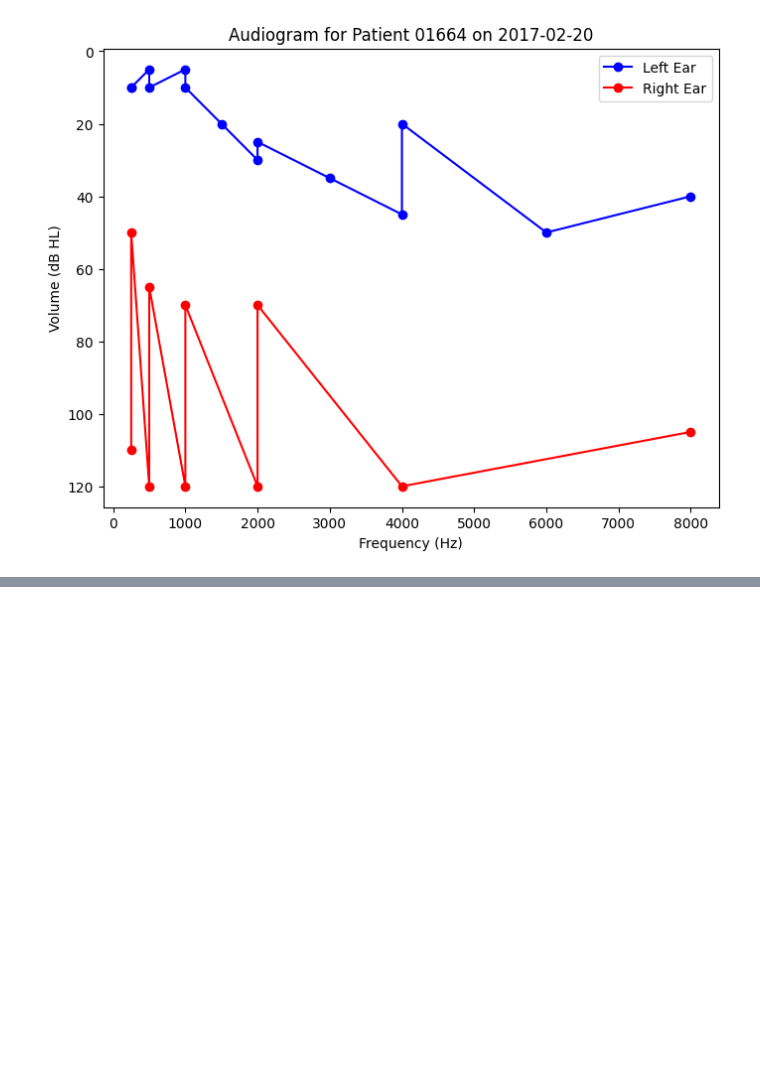
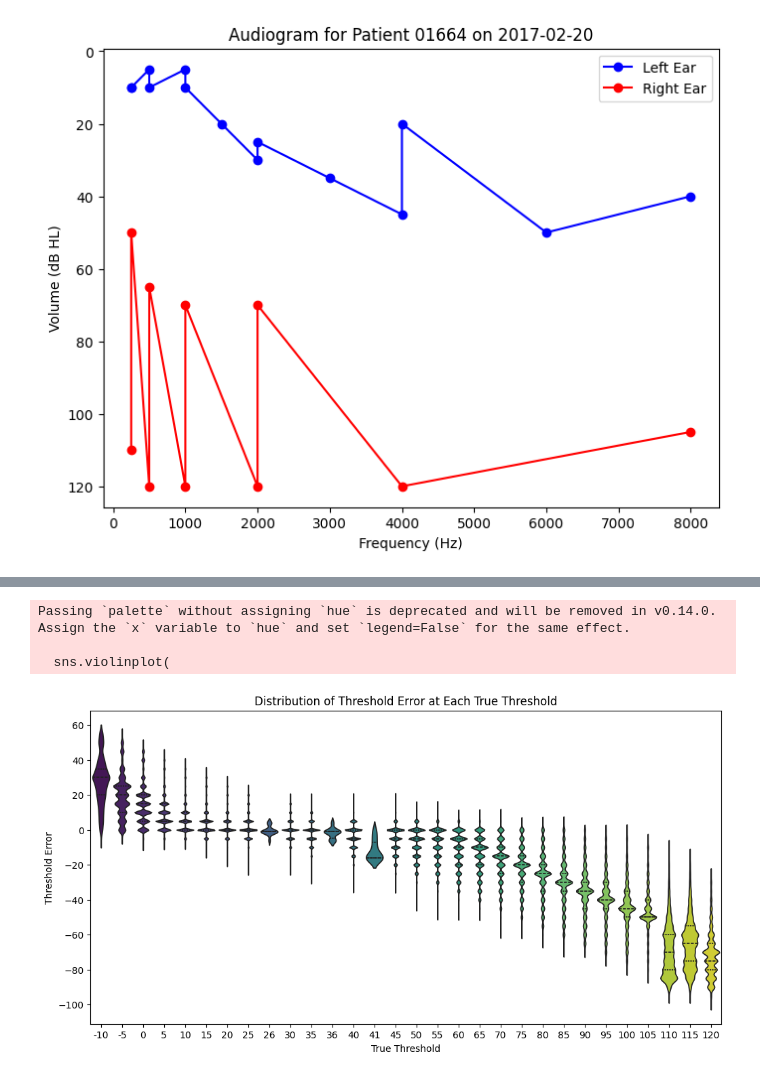
Before and after one commit to brant01/adaptive_audiogram, a Jupyter notebook: notebooks/automated_bayes.ipynb, the cells around one changed output, grey strips where cells are left out. Saved outputs shown, nothing was run; the diff lists cells and outputs as text; code cells hidden in the pictures; blank space fills up the shorter version.

```diff
--- a/notebooks/automated_bayes.ipynb
+++ b/notebooks/automated_bayes.ipynb
@@ -215,0 +278,23 @@ KeyboardInterrupt:
+# %%
+# Create the violin plot
+plt.figure(figsize=(12, 6))
+sns.violinplot(
+    data=res_all_alpha,
+    x='true_threshold',
+    y='threshold_error',
+    inner='quartile',
+    palette='viridis'
+)
+
+# Add labels and title
+plt.xlabel('True Threshold')
+plt.ylabel('Threshold Error')
+plt.title('Distribution of Threshold Error at Each True Threshold')
+
+# Show the plot
+plt.show()
+# %% [output]
+Passing `palette` without assigning `hue` is deprecated and will be removed in v0.14.0. Assign the `x` variable to `hue` and set `legend=False` for the same effect.
+
+  sns.violinplot(
+[figure, added]
```
Also changed, not shown: parts of 12 cells of this notebook, 41 other files.
